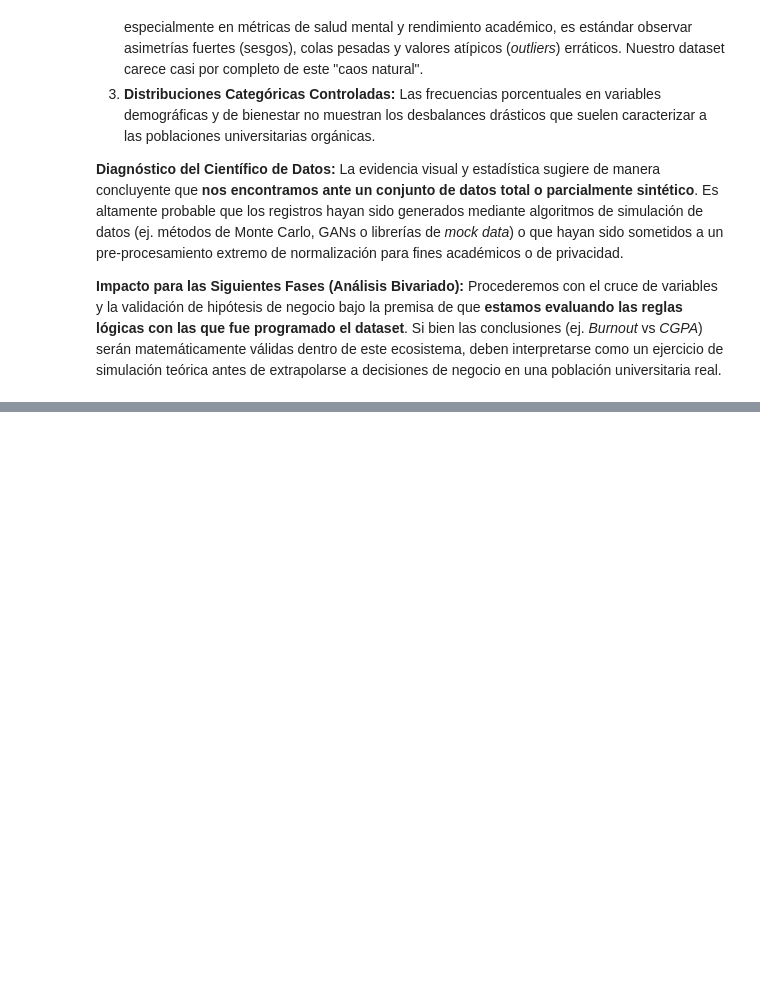
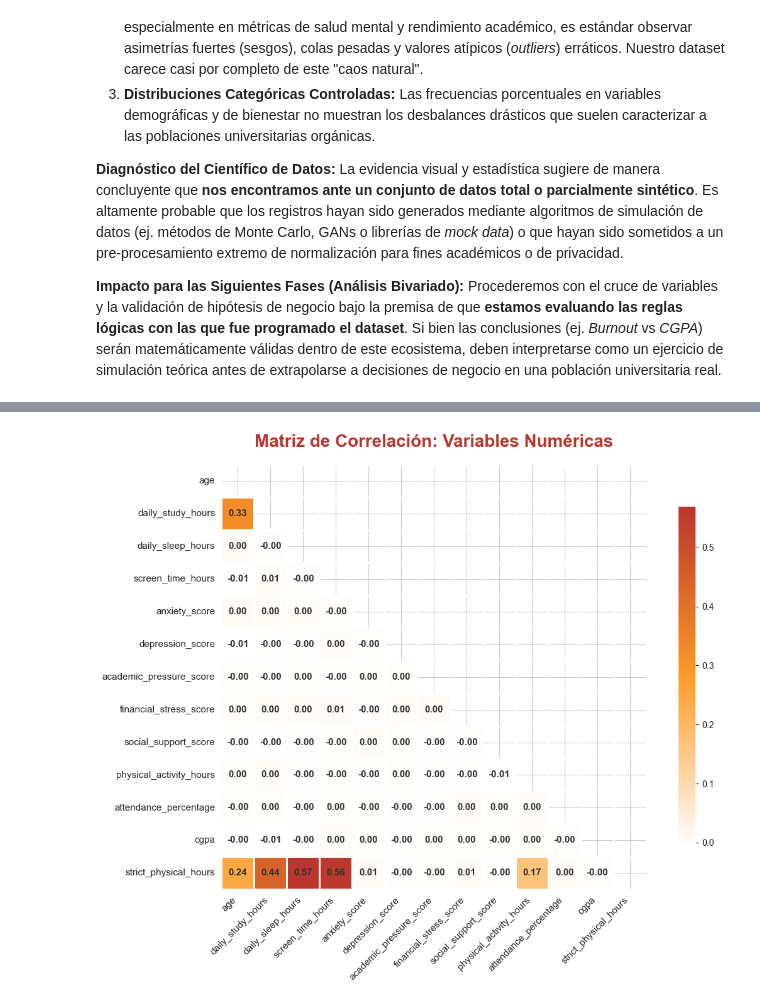
Before and after one commit to kevinmateojimenez/TRABAJO-FINAL, a Jupyter notebook: EDA_Entregable.ipynb, the cells around one changed output, grey strips where cells are left out. Drawn from its saved outputs; the diff is of its cells as text; code cells hidden in the pictures; blank space fills up the shorter version.

```diff
--- a/EDA_Entregable.ipynb
+++ b/EDA_Entregable.ipynb
@@ -1234,0 +1231,38 @@ Procederemos con el cruce de variables y la validación de hipótesis de negocio
+# %%
+# 1. Aislar únicamente las columnas numéricas (excluyendo IDs)
+columnas_num = df.select_dtypes(include=['float64', 'int64']).columns.drop('student_id', errors='ignore')
+
+# 2. Calcular la matriz de correlación de Pearson
+matriz_corr = df[columnas_num].corr()
+
+# 3. Configurar el lienzo (tamaño amplio para que los números no se amontonen)
+fig, ax = plt.subplots(figsize=(12, 9))
+
+# 4. Crear una paleta de colores personalizada UNLA
+# Va de Blanco (Sin correlación) -> Naranja (Correlación media) -> Rojo (Correlación fuerte)
+cmap_unla = sns.blend_palette(['#ffffff', '#FC9C28', '#BA352C'], as_cmap=True)
+
+# 5. Crear una máscara para ocultar el triángulo superior (para no repetir información y que se vea más limpio)
+mascara = np.triu(np.ones_like(matriz_corr, dtype=bool))
+
+# 6. Dibujar el Mapa de Calor (Heatmap)
+sns.heatmap(matriz_corr,
+            annot=True,              # Mostrar los números
+            fmt=".2f",               # Formato de 2 decimales
+            cmap=cmap_unla,          # Paleta institucional
+            mask=mascara,            # Ocultar la mitad superior
+            square=True,             # Celdas cuadradas
+            linewidths=1,            # Líneas de separación
+            cbar_kws={"shrink": .8}, # Tamaño de la barra de color
+            ax=ax,
+            annot_kws={"fontsize": 11, "fontweight": "bold", "color": "#333333"})
+
+# 7. Estética y Títulos
+ax.set_title('Matriz de Correlación: Variables Numéricas', fontsize=20, fontweight='bold', color='#BA352C', pad=20)
+plt.xticks(rotation=45, ha='right', fontsize=11)
+plt.yticks(rotation=0, fontsize=11)
+
+plt.tight_layout()
+plt.show()
+# %% [output]
+[figure, added]
```
Also changed, not shown: parts of 5 cells of this notebook.
